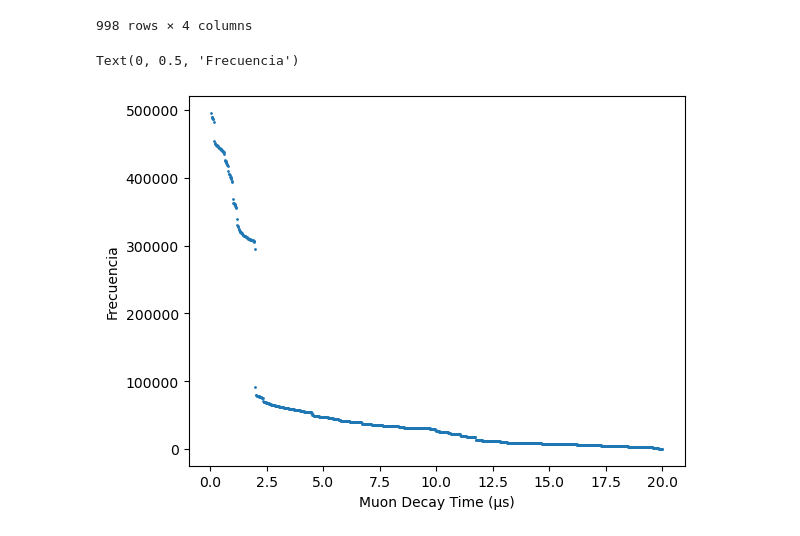
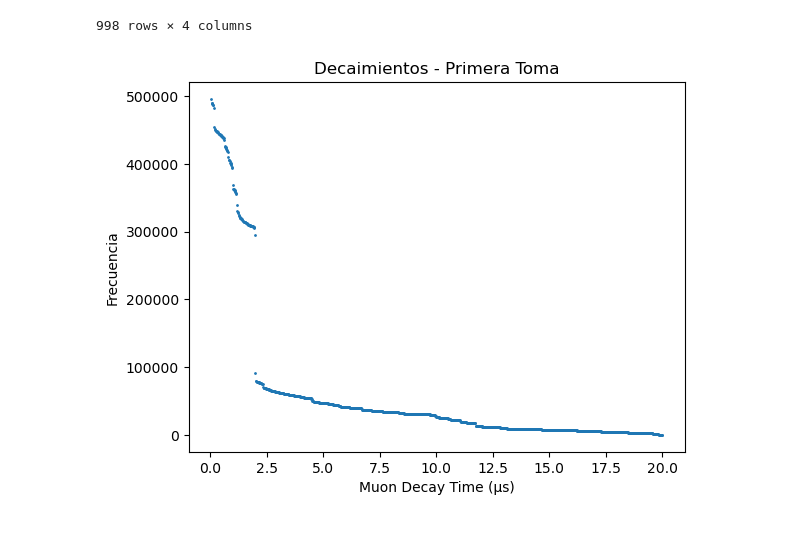
Before and after one commit to lsperezm/Intermedio, a Jupyter notebook: 5. Muones/Code/Codigo.ipynb, the cells around one changed output. Cells and saved outputs as stored; diff of their text form; code cells hidden in the pictures.

```diff
--- a/5. Muones/Code/Codigo.ipynb
+++ b/5. Muones/Code/Codigo.ipynb
@@ -93,8 +93,9 @@ decay=filas-f_cum
 decay[-1]=1/10000000
 # %%
 plt.scatter(Time, decay, s=1)
+
+plt.title("Decaimientos - Primera Toma")
 plt.xlabel('Muon Decay Time (µs)')
 plt.ylabel('Frecuencia')
 # %% [output]
-Text(0, 0.5, 'Frecuencia')
-[figure, old version]
+[figure, new version]
```
Also changed, not shown: 13 other files.
